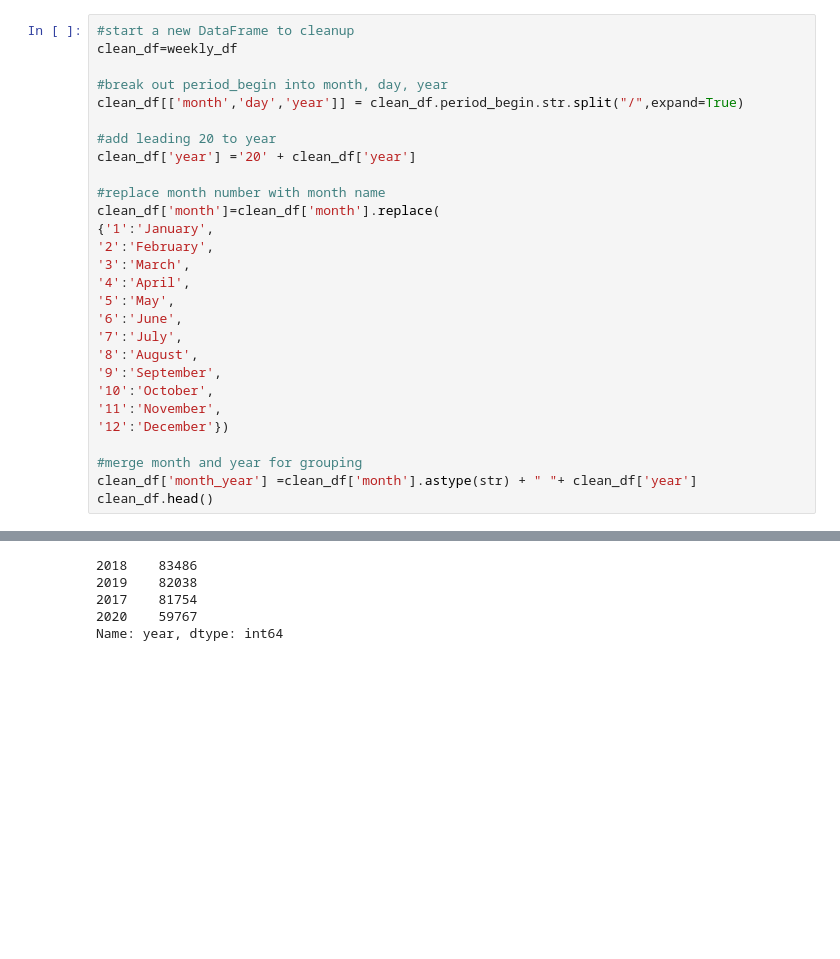
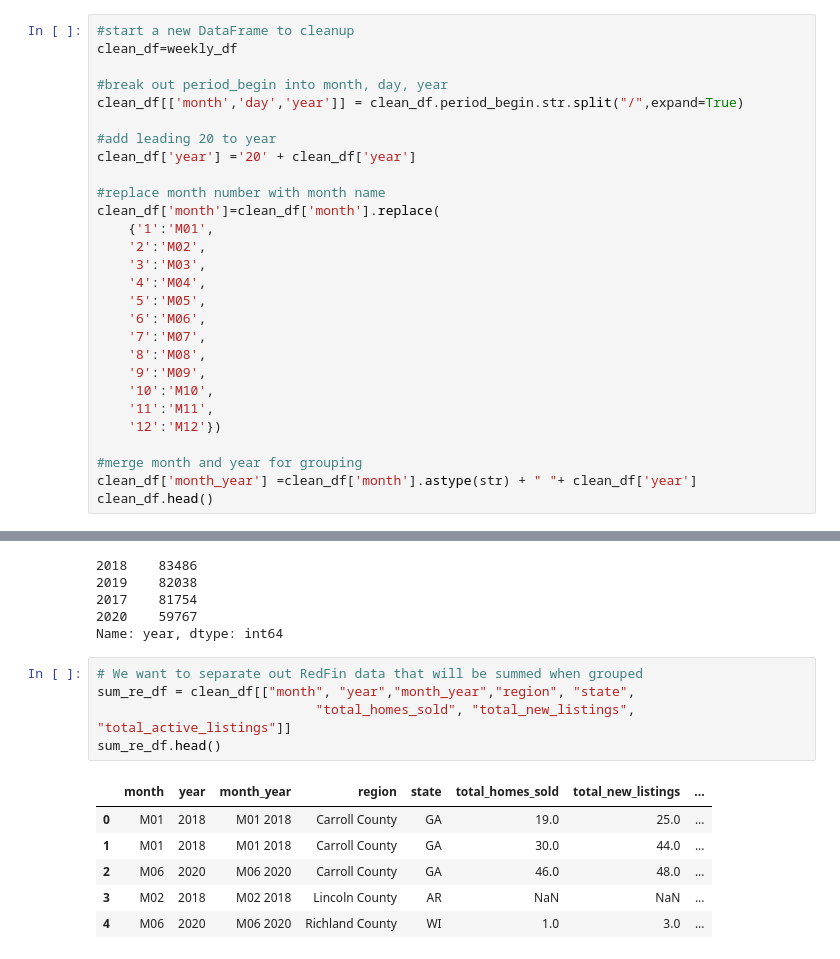
Before and after one commit to lmm9/ETL-Project, a Jupyter notebook: real_estate_analysis.ipynb, the cells around one changed output, grey strips where cells are left out. Cells and saved outputs as stored; diff of their text form; blank space fills up the shorter version.

```diff
--- a/real_estate_analysis.ipynb
+++ b/real_estate_analysis.ipynb
@@ -99,18 +93,18 @@ clean_df['year'] ='20' + clean_df['year']
 
 #replace month number with month name
 clean_df['month']=clean_df['month'].replace(
-{'1':'January',
-'2':'February',
-'3':'March',
-'4':'April',
-'5':'May',
-'6':'June',
-'7':'July',
-'8':'August',
-'9':'September',
-'10':'October',
-'11':'November',
-'12':'December'})
+    {'1':'M01',
+    '2':'M02',
+    '3':'M03',
+    '4':'M04',
+    '5':'M05',
+    '6':'M06',
+    '7':'M07',
+    '8':'M08',
+    '9':'M09',
+    '10':'M10',
+    '11':'M11',
+    '12':'M12'})
 
 #merge month and year for grouping
 clean_df['month_year'] =clean_df['month'].astype(str) + " "+ clean_df['year']
@@ -144,3 +138,15 @@ clean_df.year.value_counts()
 2017    81754
 2020    59767
 Name: year, dtype: int64
+# %%
+# We want to separate out RedFin data that will be summed when grouped
+sum_re_df = clean_df[["month", "year","month_year","region", "state",
+                            "total_homes_sold", "total_new_listings", "total_active_listings"]]
+sum_re_df.head()
+# %% [output]
+|  | month | year | month_year | region | state | total_homes_sold | total_new_listings | ... |
+| 0 | M01 | 2018 | M01 2018 | Carroll County | GA | 19.0 | 25.0 | ... |
+| 1 | M01 | 2018 | M01 2018 | Carroll County | GA | 30.0 | 44.0 | ... |
+| 2 | M06 | 2020 | M06 2020 | Carroll County | GA | 46.0 | 48.0 | ... |
+| 3 | M02 | 2018 | M02 2018 | Lincoln County | AR | NaN | NaN | ... |
+| 4 | M06 | 2020 | M06 2020 | Richland County | WI | 1.0 | 3.0 | ... |
```
Also changed, not shown: parts of 6 cells of this notebook, 1 other file.
